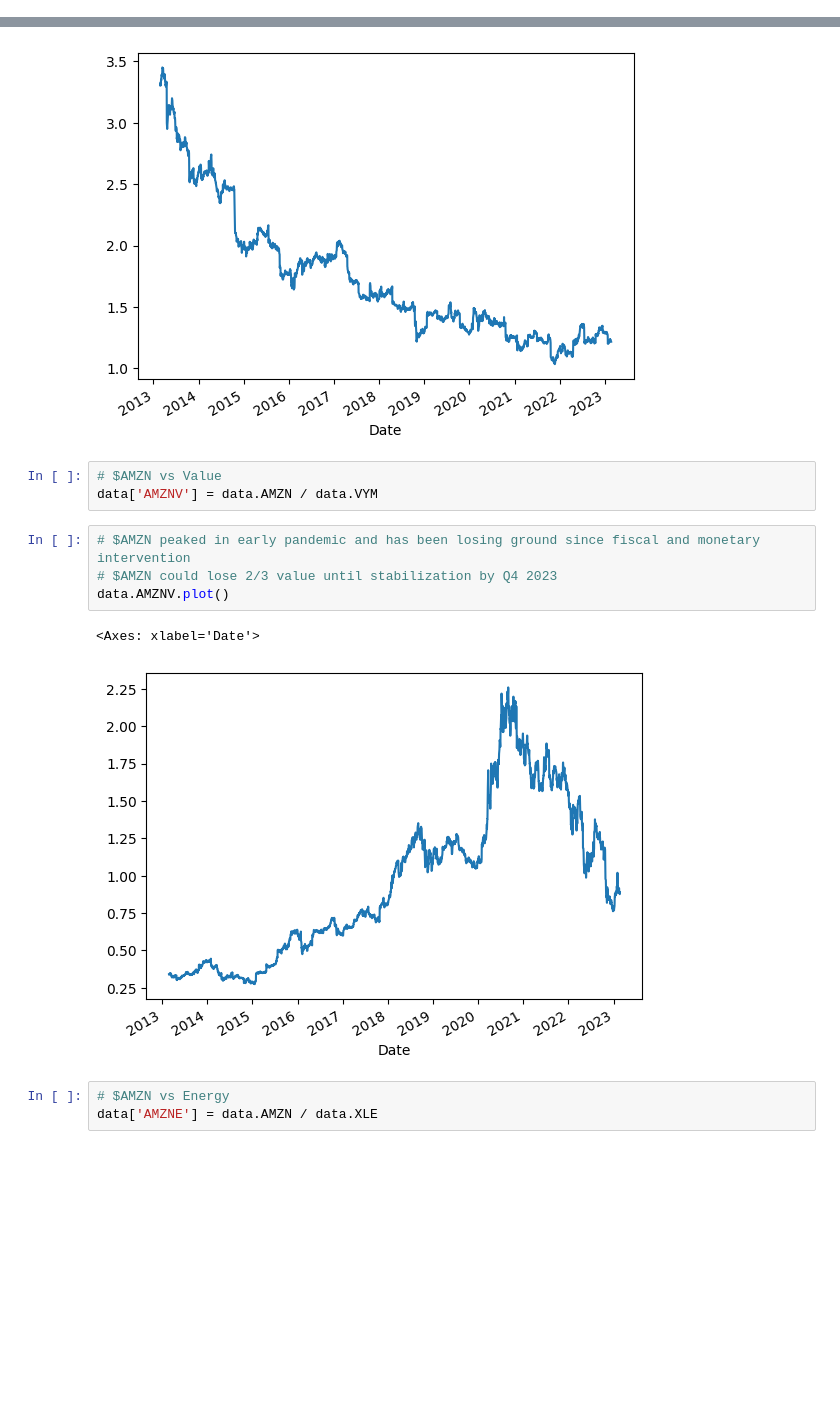
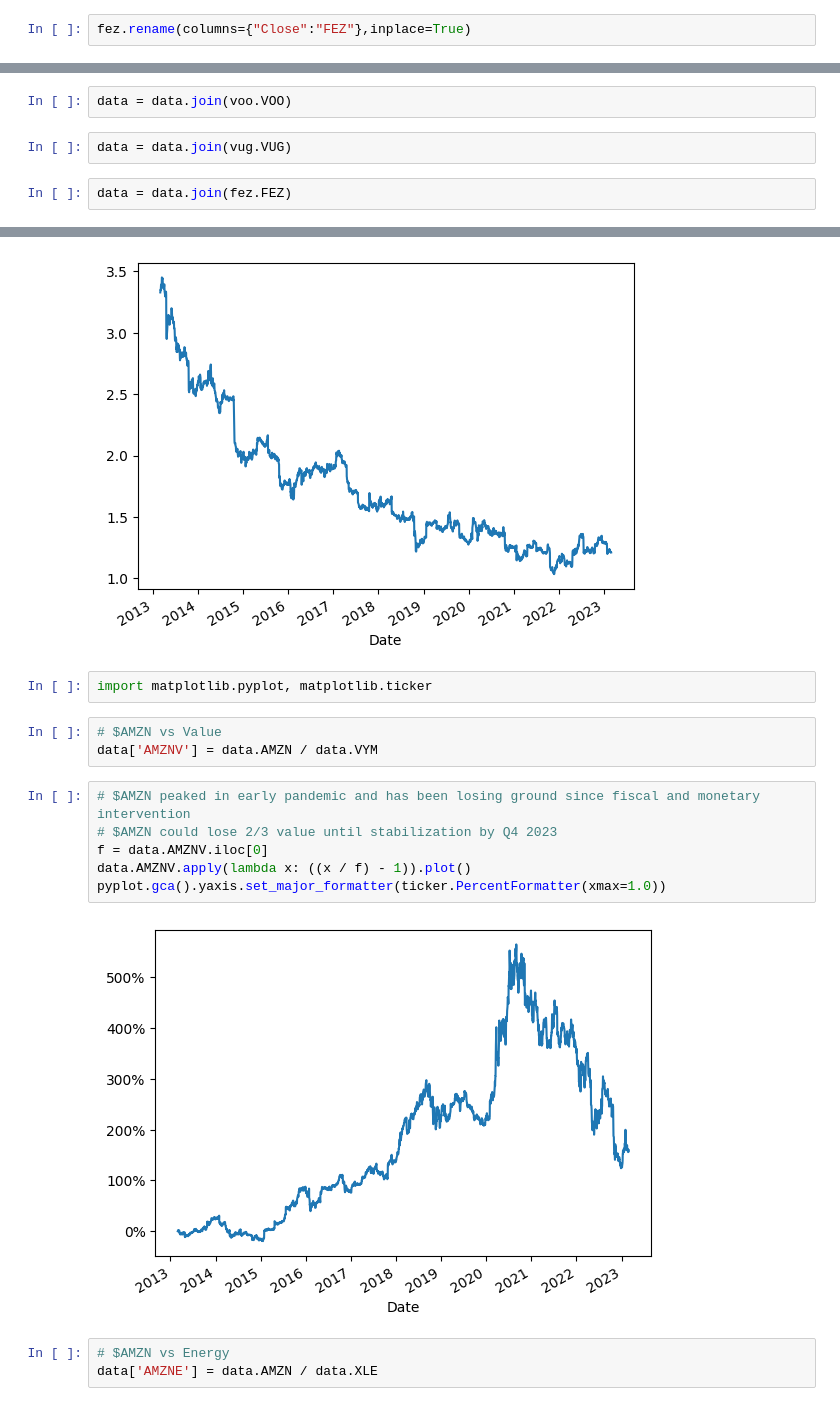
Before and after one commit to seyhmus/pyfinance, a Jupyter notebook: finance.ipynb, the cells around one changed output, grey strips where cells are left out. Cells and saved outputs as stored; diff of their text form; blank space fills up the shorter version.

```diff
--- a/finance.ipynb
+++ b/finance.ipynb
@@ -28,3 +38,5 @@ xlp.rename(columns={"Close":"XLP"},inplace=True)
+# %%
+fez.rename(columns={"Close":"FEZ"},inplace=True)
 # %%
 data = pandas.DataFrame(vym.VYM)
 # %%
@@ -37,6 +49,12 @@ data = data.join(gld.GLD)
 data = data.join(xle.XLE)
 # %%
 data = data.join(xlp.XLP)
+# %%
+data = data.join(voo.VOO)
+# %%
+data = data.join(vug.VUG)
+# %%
+data = data.join(fez.FEZ)
 # %%
 # $VYM in $GLD
 data['VYMG'] = data.VYM / data.GLD
@@ -55,16 +74,19 @@ data.IBMV.plot()
 # %% [output]
 <Axes: xlabel='Date'>
 [figure]
+# %%
+import matplotlib.pyplot, matplotlib.ticker
 # %%
 # $AMZN vs Value
 data['AMZNV'] = data.AMZN / data.VYM
 # %%
 # $AMZN peaked in early pandemic and has been losing ground since fiscal and monetary intervention
 # $AMZN could lose 2/3 value until stabilization by Q4 2023
-data.AMZNV.plot()
+f = data.AMZNV.iloc[0]
+data.AMZNV.apply(lambda x: ((x / f) - 1)).plot()
+pyplot.gca().yaxis.set_major_formatter(ticker.PercentFormatter(xmax=1.0))
 # %% [output]
-<Axes: xlabel='Date'>
-[figure, old version]
+[figure, new version]
 # %%
 # $AMZN vs Energy
 data['AMZNE'] = data.AMZN / data.XLE
```
Also changed, not shown: parts of 18 cells of this notebook.
